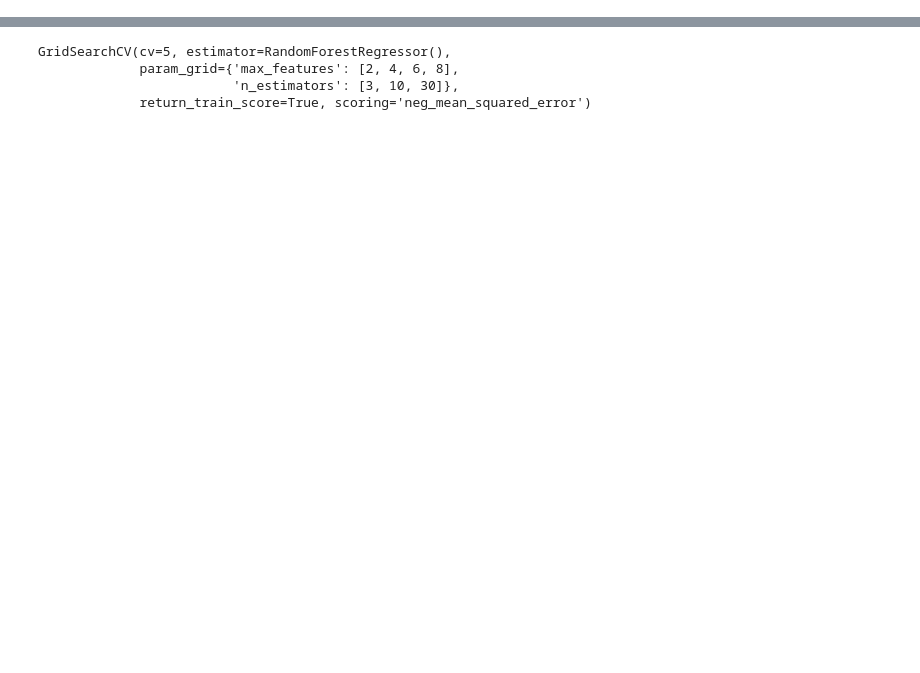
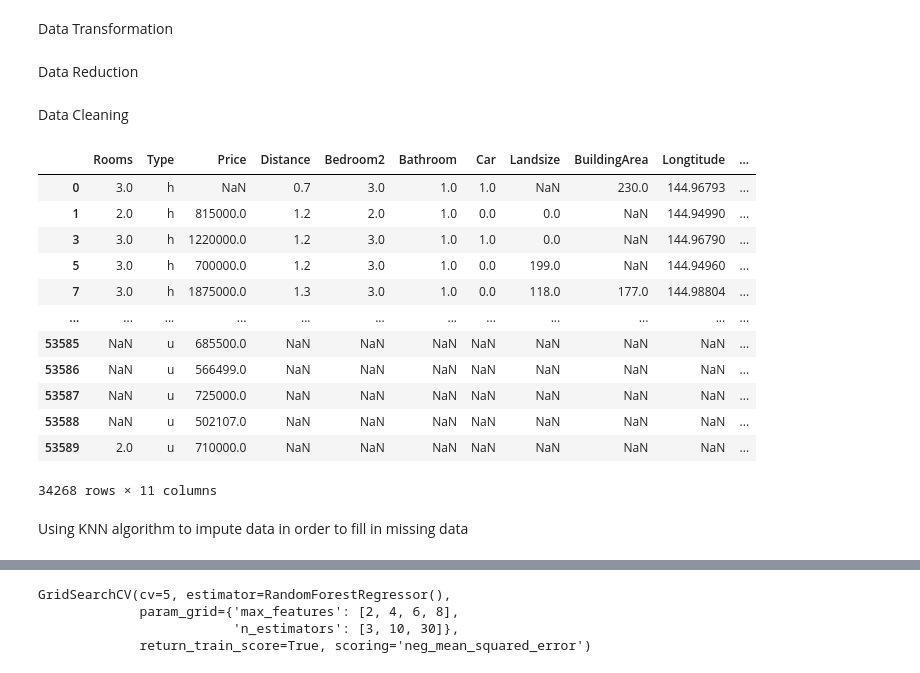
Before and after one commit to Thomaspeacock-studio/HousingPriceMachineLearningModel, a Jupyter notebook: main.ipynb, the cells around one changed output, grey strips where cells are left out. Drawn from its saved outputs; the diff is of its cells as text; code cells hidden in the pictures; blank space fills up the shorter version.

```diff
--- a/main.ipynb
+++ b/main.ipynb
@@ -235,0 +22,65 @@ RandomForestRegressor()
+# %% [markdown]
+Data Transformation
+# %%
+#converts data in the format day/month/year to YearSold which returns only the year
+def YearSold(Date):
+    Date = datetime.strptime(Date, '%d/%m/%Y')
+    YearSold = Date.year
+    return YearSold
+
+#apply function to convert date to year on datasets 1 and 2
+dataset1['YearSold'] = dataset1['Date'].apply(YearSold)
+dataset2['YearSold'] = dataset2['Date'].apply(YearSold)
+#Renames columns to match other datasets
+dataset3.rename(columns={'Transfer_Year': 'YearSold','Small_Area':'Distance'}, inplace=True)
+#Replaces suburb data with Distance from suburb to CBD
+dataset3['Distance'] = dataset3['Distance'].replace({
+    'Carlton': 1.7,'Melbourne (CBD)': 0.0,'North Melbourne' :1.4,'South Yarra':2.5,'East Melbourne':1.4,'West Melbourne (Residential)':0.6,'Parkville':1.5,'Southbank':0.6,'Kensington':2.6,'Melbourne (Remainder)':None,'Docklands':0.5
+})
+#Resolves conflicting data input by creating new feature and replacing similar input
+dataset3['Type'] = dataset3['Type'].replace({
+    'House/Townhouse': 'ht',
+    'Residential Apartment': 'u'
+})
+# %% [markdown]
+Data Reduction
+# %%
+#Takes our two datasets and merges them together into one.
+Merged_Data = pd.merge(dataset1,dataset2,how='outer')
+Merged_Data = pd.merge(Merged_Data,dataset3,how='outer')
+# %% [markdown]
+Data Cleaning
+# %%
+#Decided to drop suburb instead of distance. Distance will be easier to work with in a correlative model."""
+""" multi-line commnents
+Initially replaced missing data with average but it results to skew results.
+So, Data is replaced with K-imputation instead.
+Merged_Data['BuildingArea'] = Merged_Data['BuildingArea'].fillna(250.3)
+Merged_Data['Landsize'] = Merged_Data['Landsize'].fillna(474)
+Merged_Data['Rooms'] = Merged_Data['Rooms'].fillna(2.6)
+"""
+
+# Replaces missing value of Tertiary Dataset with its median price
+Merged_Data['Price'] = Merged_Data['Price'].fillna(Merged_Data['Median_Price'])
+
+# Drop irrelevant trasnfered columns and drop duplicate records
+data = Merged_Data.drop(["Lattitude", "KeyID","Suburb","Address", "Method","Regionname","SellerG","Postcode", "YearBuilt", "CouncilArea","Transaction_Count","Propertycount"], axis = 1)
+data.drop(columns=['Date','Median_Price'],inplace=True)
+data.drop_duplicates(inplace = True)
+data
+# %% [output]
+|  | Rooms | Type | Price | Distance | Bedroom2 | Bathroom | Car | Landsize | BuildingArea | Longtitude | ... |
+| 0 | 3.0 | h | NaN | 0.7 | 3.0 | 1.0 | 1.0 | NaN | 230.0 | 144.96793 | ... |
+| 1 | 2.0 | h | 815000.0 | 1.2 | 2.0 | 1.0 | 0.0 | 0.0 | NaN | 144.94990 | ... |
+| 3 | 3.0 | h | 1220000.0 | 1.2 | 3.0 | 1.0 | 1.0 | 0.0 | NaN | 144.96790 | ... |
+| 5 | 3.0 | h | 700000.0 | 1.2 | 3.0 | 1.0 | 0.0 | 199.0 | NaN | 144.94960 | ... |
+| 7 | 3.0 | h | 1875000.0 | 1.3 | 3.0 | 1.0 | 0.0 | 118.0 | 177.0 | 144.98804 | ... |
+| ... | ... | ... | ... | ... | ... | ... | ... | ... | ... | ... | ... |
+| 53585 | NaN | u | 685500.0 | NaN | NaN | NaN | NaN | NaN | NaN | NaN | ... |
+| 53586 | NaN | u | 566499.0 | NaN | NaN | NaN | NaN | NaN | NaN | NaN | ... |
+| 53587 | NaN | u | 725000.0 | NaN | NaN | NaN | NaN | NaN | NaN | NaN | ... |
+| 53588 | NaN | u | 502107.0 | NaN | NaN | NaN | NaN | NaN | NaN | NaN | ... |
+| 53589 | 2.0 | u | 710000.0 | NaN | NaN | NaN | NaN | NaN | NaN | NaN | ... |
+34268 rows × 11 columns
+# %% [markdown]
+Using KNN algorithm to impute data in order to fill in missing data
```
Also changed, not shown: parts of 52 cells of this notebook, 10 other files.
